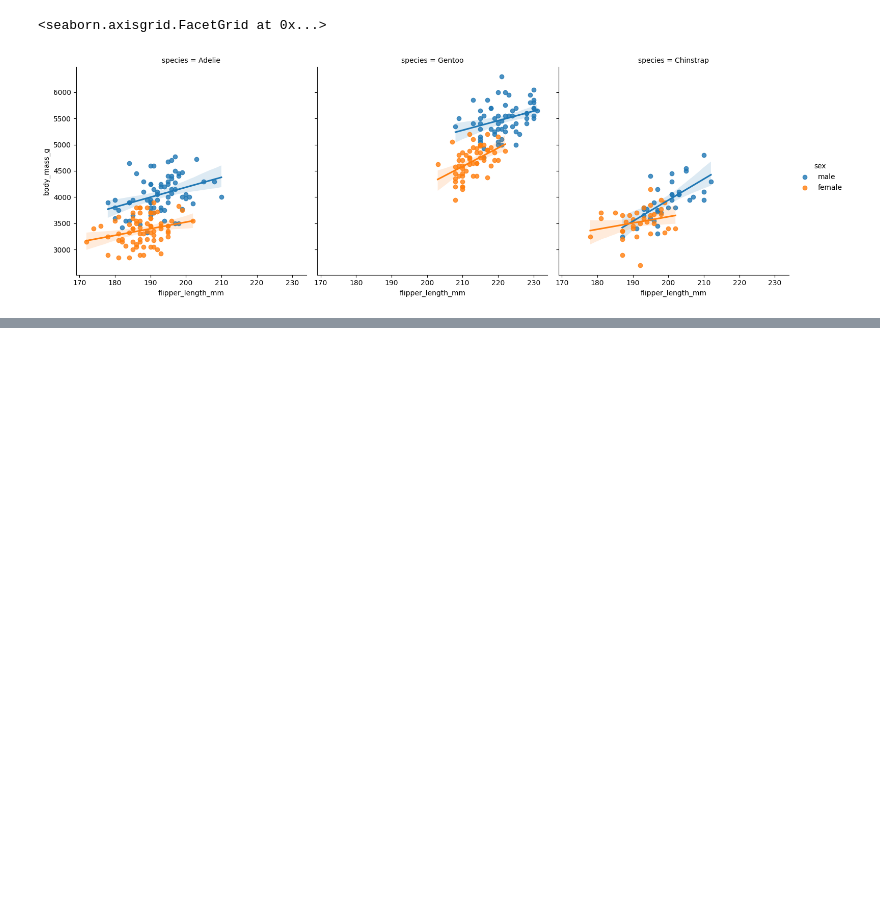
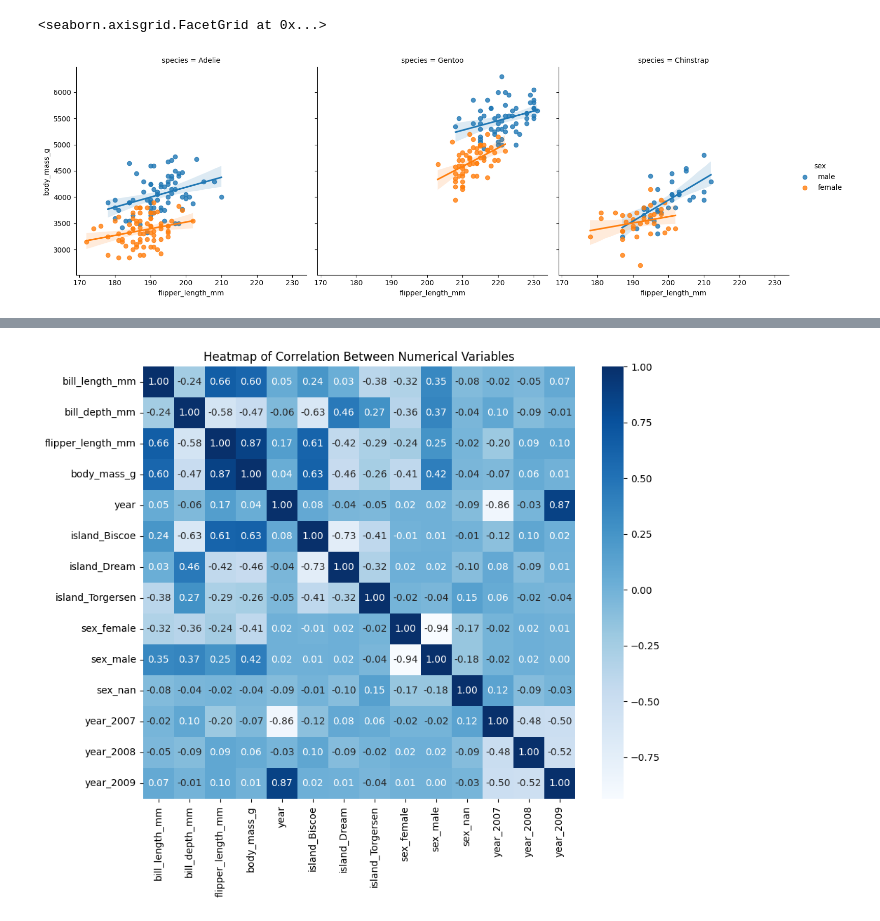
Before and after one commit to mariaclaraseixa/palmerpenguins, a Jupyter notebook: Palmer_Penguin.ipynb, the cells around one changed output, grey strips where cells are left out. Saved outputs shown, nothing was run; the diff lists cells and outputs as text; code cells hidden in the pictures; blank space fills up the shorter version.

```diff
--- a/Palmer_Penguin.ipynb
+++ b/Palmer_Penguin.ipynb
@@ -191,29 +196,21 @@ from sklearn.pipeline import Pipeline
 import pandas as pd
 import numpy as np
 
-# Assuming filtered_data_imputed is already created and contains the imputed data
+x = filtered_data.drop('species', axis=1)
+y = filtered_data['species']
 
-# Separate features and target
-x = filtered_data_imputed.drop('species', axis=1)
-y = filtered_data_imputed['species']
-
-# Identify categorical and numerical columns
 categorical_features = ['island', 'sex', 'year']
 numerical_features = x.select_dtypes(include=np.number).columns.tolist()
 
 
-# Create a column transformer for scaling numerical features and one-hot encoding categorical features
 preprocessor = ColumnTransformer(
     transformers=[
         ('num', StandardScaler(), numerical_features),
         ('cat', OneHotEncoder(handle_unknown='ignore'), categorical_features)
     ])
 
-# Fit and transform the data
 x_processed = preprocessor.fit_transform(x)
 
-# Convert the processed data back to a DataFrame (optional, but good for inspection)
-# Get feature names after one-hot encoding
 cat_feature_names = preprocessor.named_transformers_['cat'].get_feature_names_out(categorical_features)
 all_feature_names = numerical_features + list(cat_feature_names)
 
@@ -269,0 +329,15 @@ sns.heatmap(numerical_df_preprocessed.corr(), annot = True, cmap = 'Blues')
+# %%
+import matplotlib.pyplot as plt
+import seaborn as sns
+
+numerical_df_preprocessed = df_preprocessed.drop('species', axis=1)
+
+corr_matrix = numerical_df_preprocessed.corr()
+
+plt.figure(figsize=(10, 8))
+sns.heatmap(corr_matrix, annot=True, cmap='Blues', fmt='.2f', square=True, cbar=True)
+
+plt.title('Heatmap of Correlation Between Numerical Variables')
+plt.show()
+# %% [output]
+[figure, added]
```
Also changed, not shown: parts of 14 cells of this notebook.
